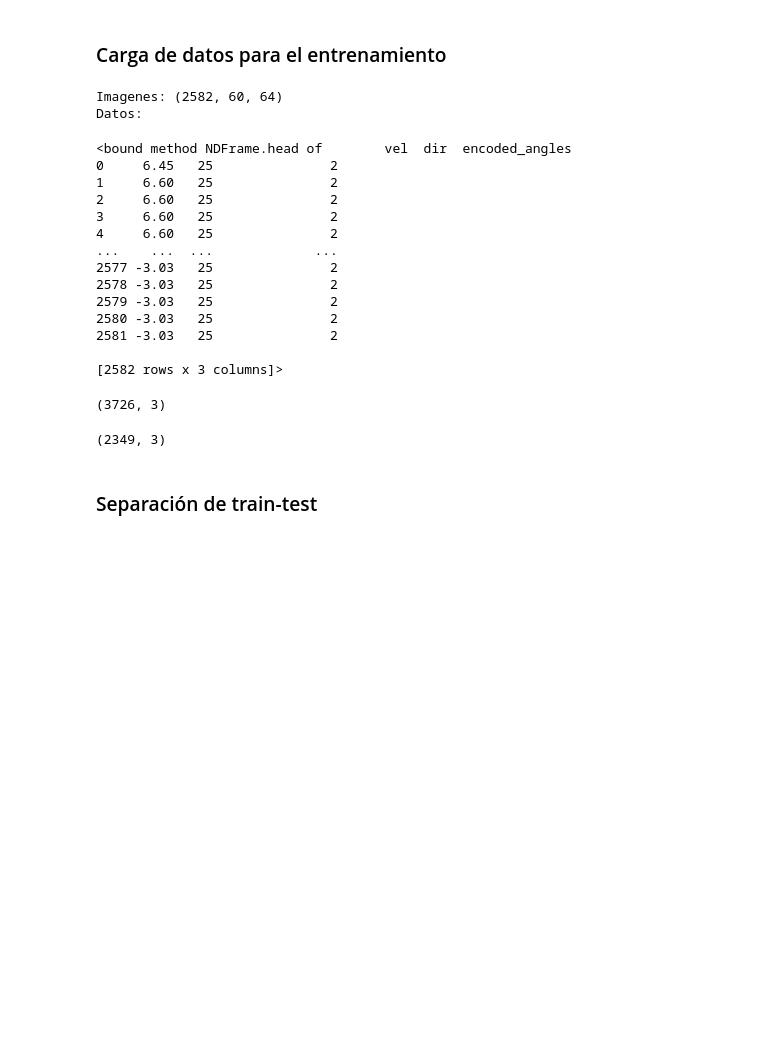
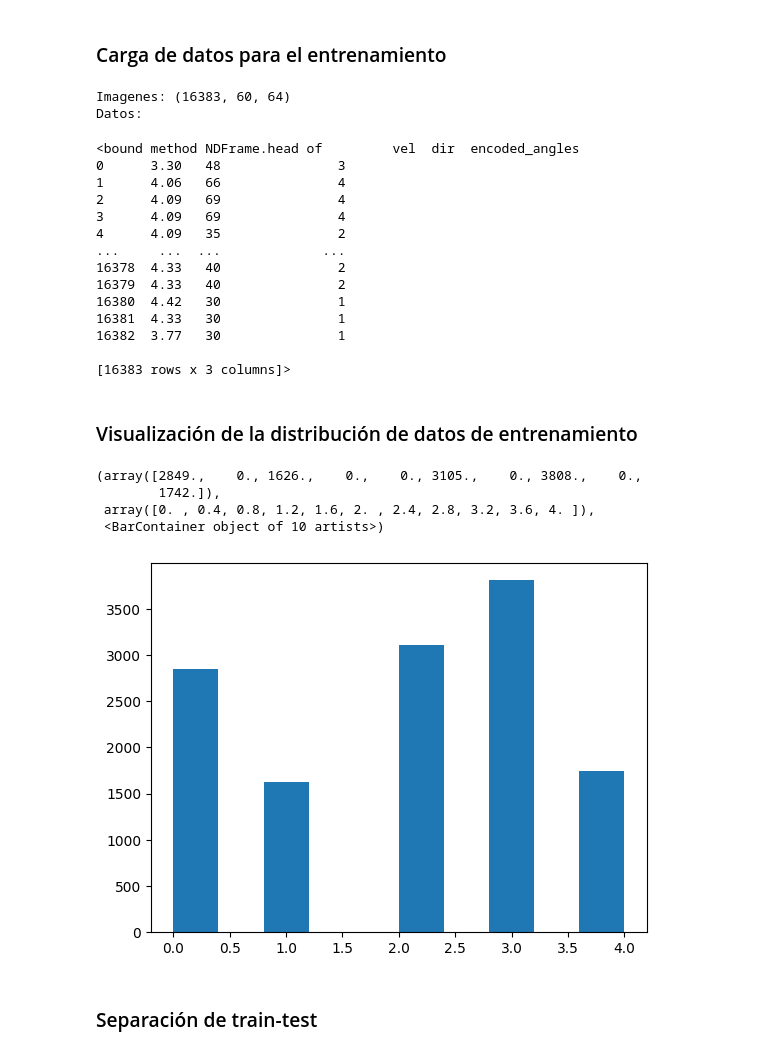
Before and after one commit to kio-9/Carrito-Autonomo, a Jupyter notebook: alvinn.ipynb, the cells around one changed output. Drawn from its saved outputs; the diff is of its cells as text; code cells hidden in the pictures; blank space fills up the shorter version.

```diff
--- a/alvinn.ipynb
+++ b/alvinn.ipynb
@@ -125,33 +127,25 @@ np.save("img.npy", imagenes)
 # %% [markdown]
 ### Carga de datos para el entrenamiento
 # %%
-with open('img.npy', 'rb') as f:
+with open('training_data/img.npy', 'rb') as f:
     imagenes = np.load(f)
-df = pd.read_csv('data.csv')
+df = pd.read_csv('training_data/data.csv')
 print(f'Imagenes: {imagenes.shape}\nDatos:')
 df.head
 # %% [output]
-Imagenes: (2582, 60, 64)
+Imagenes: (16383, 60, 64)
 Datos:
-<bound method NDFrame.head of        vel  dir  encoded_angles
-0     6.45   25               2
-1     6.60   25               2
-2     6.60   25               2
-3     6.60   25               2
-4     6.60   25               2
-...    ...  ...             ...
-2577 -3.03   25               2
-2578 -3.03   25               2
-2579 -3.03   25               2
-2580 -3.03   25               2
-2581 -3.03   25               2
+<bound method NDFrame.head of         vel  dir  encoded_angles
+0      3.30   48               3
+1      4.06   66               4
+2      4.09   69               4
+3      4.09   69               4
+4      4.09   35               2
+...     ...  ...             ...
+16378  4.33   40               2
+16379  4.33   40               2
+16380  4.42   30               1
+16381  4.33   30               1
+16382  3.77   30               1
 
-[2582 rows x 3 columns]>
+[16383 rows x 3 columns]>
-# %%
-df.shape
-# %% [output]
-(3726, 3)
-# %%
-df[df['encoded_angles']==0].shape
-# %% [output]
-(2349, 3)
@@ -158,3 +157,13 @@ df[df['encoded_angles']==0].shape
+# %% [markdown]
+### Visualización de la distribución de datos de entrenamiento
+# %%
+plt.hist(df['encoded_angles'])
+# %% [output]
+(array([2849.,    0., 1626.,    0.,    0., 3105.,    0., 3808.,    0.,
+        1742.]),
+ array([0. , 0.4, 0.8, 1.2, 1.6, 2. , 2.4, 2.8, 3.2, 3.6, 4. ]),
+ <BarContainer object of 10 artists>)
+[figure, added]
 # %% [markdown]
 ### Separación de train-test
 # %%
```
Also changed, not shown: parts of 29 cells of this notebook, 2 other files.
